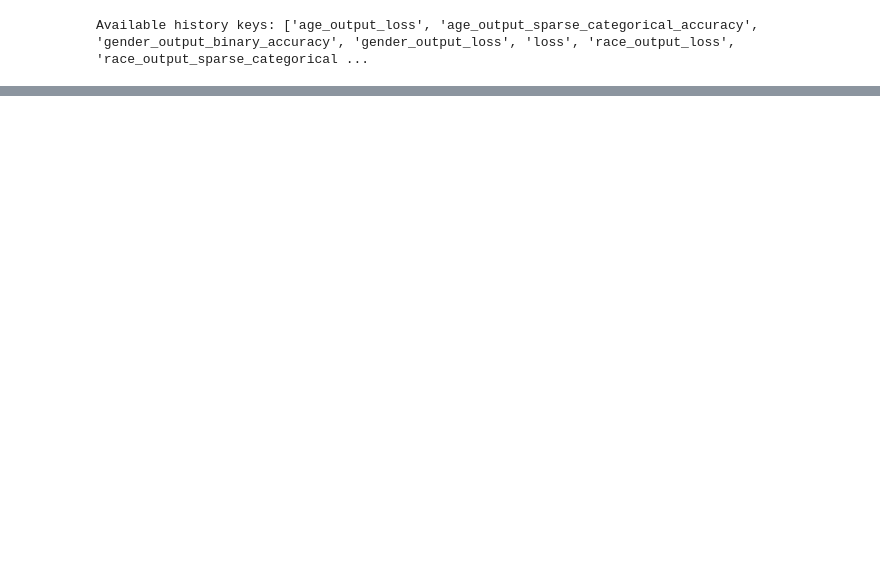
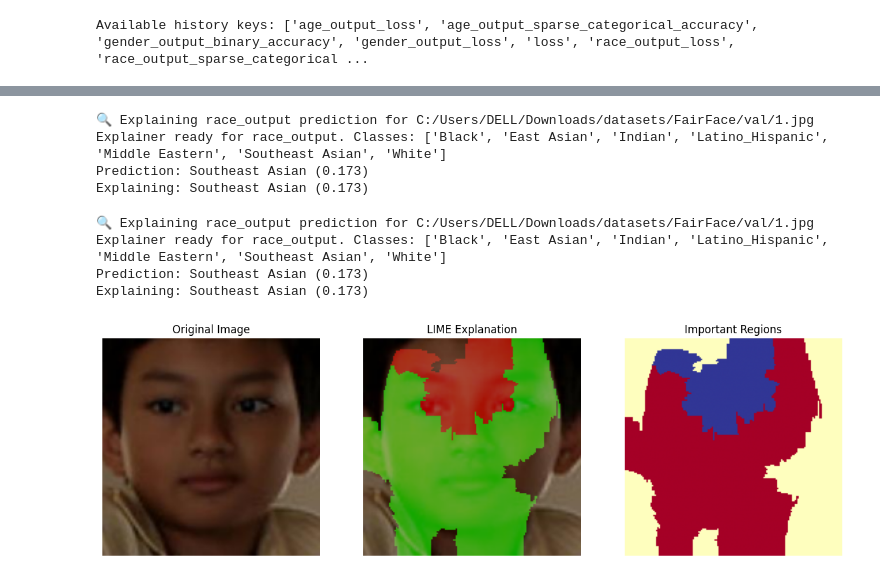
Before and after one commit to ayobami7/face_recognition_model, a Jupyter notebook: fairface_facenet.ipynb, the cells around one changed output, grey strips where cells are left out. Drawn from its saved outputs; the diff is of its cells as text; code cells hidden in the pictures; blank space fills up the shorter version.

```diff
--- a/fairface_facenet.ipynb
+++ b/fairface_facenet.ipynb
@@ -747,0 +1098,8 @@ Correct - Age: True, Gender: False, Race: False
+# %%
+IMAGE_PATH = "C:/Users/DELL/Downloads/datasets/FairFace/val/1.jpg"
+
+
+image = tf.expand_dims(val_processor.load_and_preprocess_image(IMAGE_PATH), 0)
+predictions = model(image, training=False)
+print(type(predictions))
+print(predictions)
@@ -747,0 +1114,9 @@ Correct - Age: True, Gender: False, Race: False
+# %%
+# IMAGE_PATH = os.path.join(VAL_IMG_DIR, "1.jpg")
+IMAGE_PATH = "C:/Users/DELL/Downloads/datasets/FairFace/val/1.jpg"
+explanations = explain_tensorflow_prediction_comprehensive(model, val_processor, IMAGE_PATH, task="race_output")
+# %% [output]
+🔍 Explaining race_output prediction for C:/Users/DELL/Downloads/datasets/FairFace/val/1.jpg
+Explainer ready for race_output. Classes: ['Black', 'East Asian', 'Indian', 'Latino_Hispanic', 'Middle Eastern', 'Southeast Asian', 'White']
+Prediction: Southeast Asian (0.173)
+Explaining: Southeast Asian (0.173)
@@ -747,0 +1187,24 @@ Correct - Age: True, Gender: False, Race: False
+# %%
+def explain_prediction_comprehensive(model, data_processor, image_path, task='age'):
+    print(f"🔍 Explaining {task} prediction for {image_path}")
+    model_explainer = TensorFlowModelExplainer(model, data_processor, task)
+    pred_info = model_explainer.get_single_prediction(image_path)
+    print(f"Prediction: {pred_info['predicted_label']} ({pred_info['confidence']:.3f})")
+
+    TensorFlowLIMEExplainer1(model_explainer).explain_and_visualize(image_path)
+    # TensorFlowIntegratedGradients(model_explainer).explain_and_visualize(image_path)
+    # TensorFlowGradCAM(model_explainer).explain_and_visualize(image_path)
+    # TensorFlowOcclusion(model_explainer).explain_and_visualize(image_path)
+    # For SHAP, you need to pass background images manually.
+
+    return pred_info
+# %%
+# IMAGE_PATH = os.path.join(VAL_IMG_DIR, "1.jpg")
+IMAGE_PATH = "C:/Users/DELL/Downloads/datasets/FairFace/val/1.jpg"
+explanations = explain_prediction_comprehensive(model, val_processor, IMAGE_PATH, task="race_output")
+# %% [output]
+🔍 Explaining race_output prediction for C:/Users/DELL/Downloads/datasets/FairFace/val/1.jpg
+Explainer ready for race_output. Classes: ['Black', 'East Asian', 'Indian', 'Latino_Hispanic', 'Middle Eastern', 'Southeast Asian', 'White']
+Prediction: Southeast Asian (0.173)
+Explaining: Southeast Asian (0.173)
+[figure, added]
```
Also changed, not shown: parts of 17 cells of this notebook, 4 other files.
